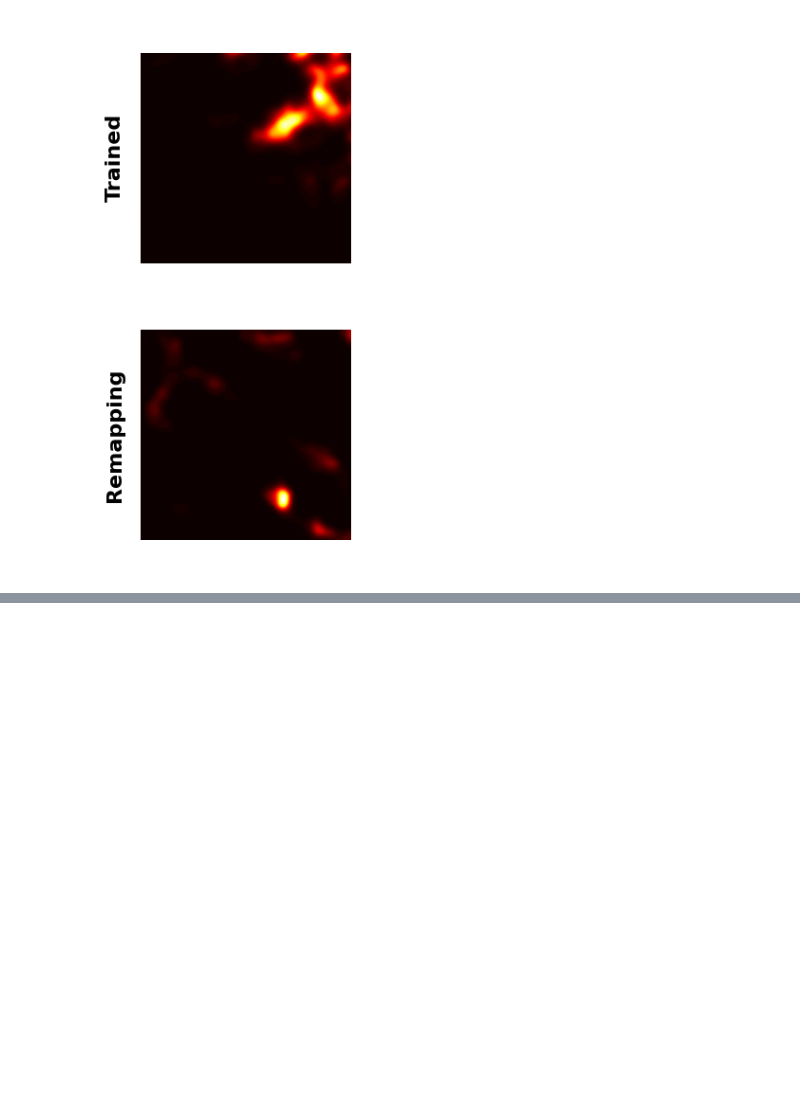
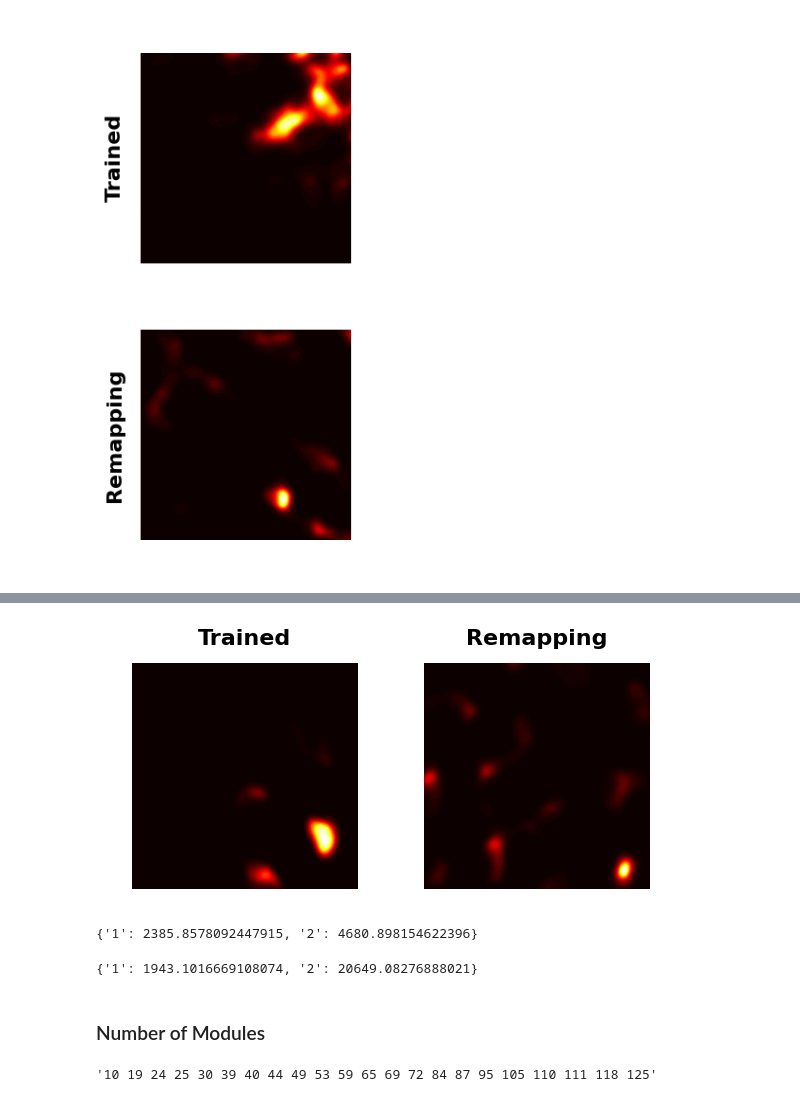
Before and after one commit to ChackMociute/Master-Thesis, a Jupyter notebook: analysis/place_fields.ipynb, the cells around one changed output, grey strips where cells are left out. Saved outputs shown, nothing was run; the diff lists cells and outputs as text; code cells hidden in the pictures; blank space fills up the shorter version.

```diff
--- a/analysis/place_fields.ipynb
+++ b/analysis/place_fields.ipynb
@@ -161,0 +224,3 @@ plt.show()
+# %%
+real_remap = hidden[i]
+pred_remap = preds[i]
@@ -161,0 +229,30 @@ plt.show()
+# %%
+_, axs = plt.subplots(1, 2, figsize=(6, 3))
+
+axs[0].contourf(real.detach().cpu(), levels=100, cmap='hot')
+axs[1].contourf(real_remap.detach().cpu(), levels=100, cmap='hot')
+axs[0].set_title('Trained', fontweight='bold', fontsize=16)
+axs[1].set_title('Remapping', fontweight='bold', fontsize=16)
+
+for ax in axs.flatten():
+    ax.axis('equal')
+    ax.get_yaxis().set_ticks([])
+    ax.get_xaxis().set_ticks([])
+    for spine in ax.spines.values():
+        spine.set_visible(False)
+
+plt.tight_layout()
+plt.savefig("../figs/variability.png")
+plt.show()
+# %% [output]
+[figure, added]
+# %%
+{env: np.mean(l[-5000:]) for env, l in exp.pfs_losses.items()}
+# %% [output]
+{'1': 2385.8578092447915, '2': 4680.898154622396}
+# %%
+{env: np.mean(l[-5000:]) for env, l in Experiment.load_experiment(data_path, 'baseline').pfs_losses.items()}
+# %% [output]
+{'1': 1943.1016669108074, '2': 20649.08276888021}
+# %% [markdown]
+### Number of Modules
@@ -161,0 +286,4 @@ plt.show()
+# %%
+' '.join([str(c) for c in pc1 - pc2])
+# %% [output]
+'10 19 24 25 30 39 40 44 49 53 59 65 69 72 84 87 95 105 110 111 118 125'
```
Also changed, not shown: parts of 25 cells of this notebook, 4 other files.
